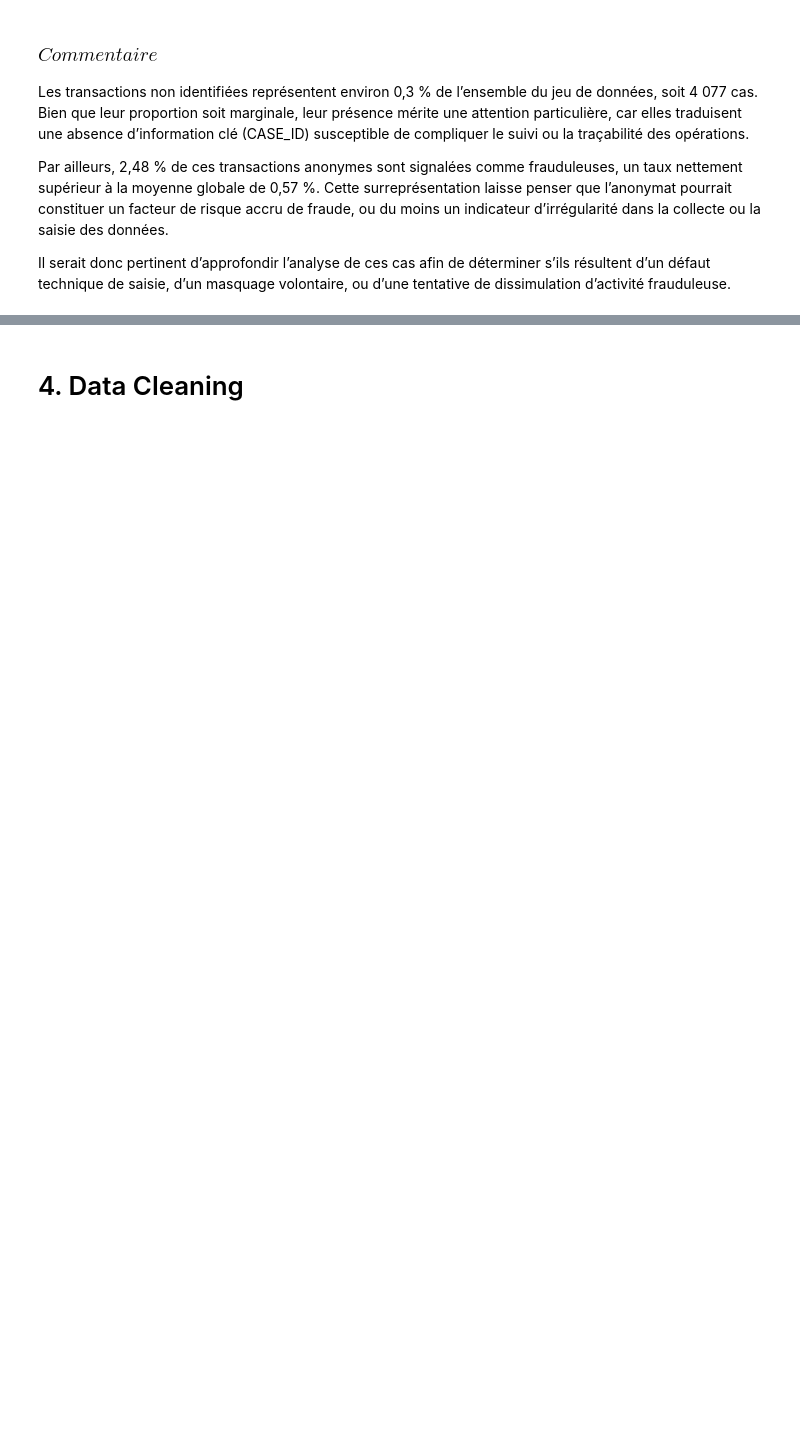
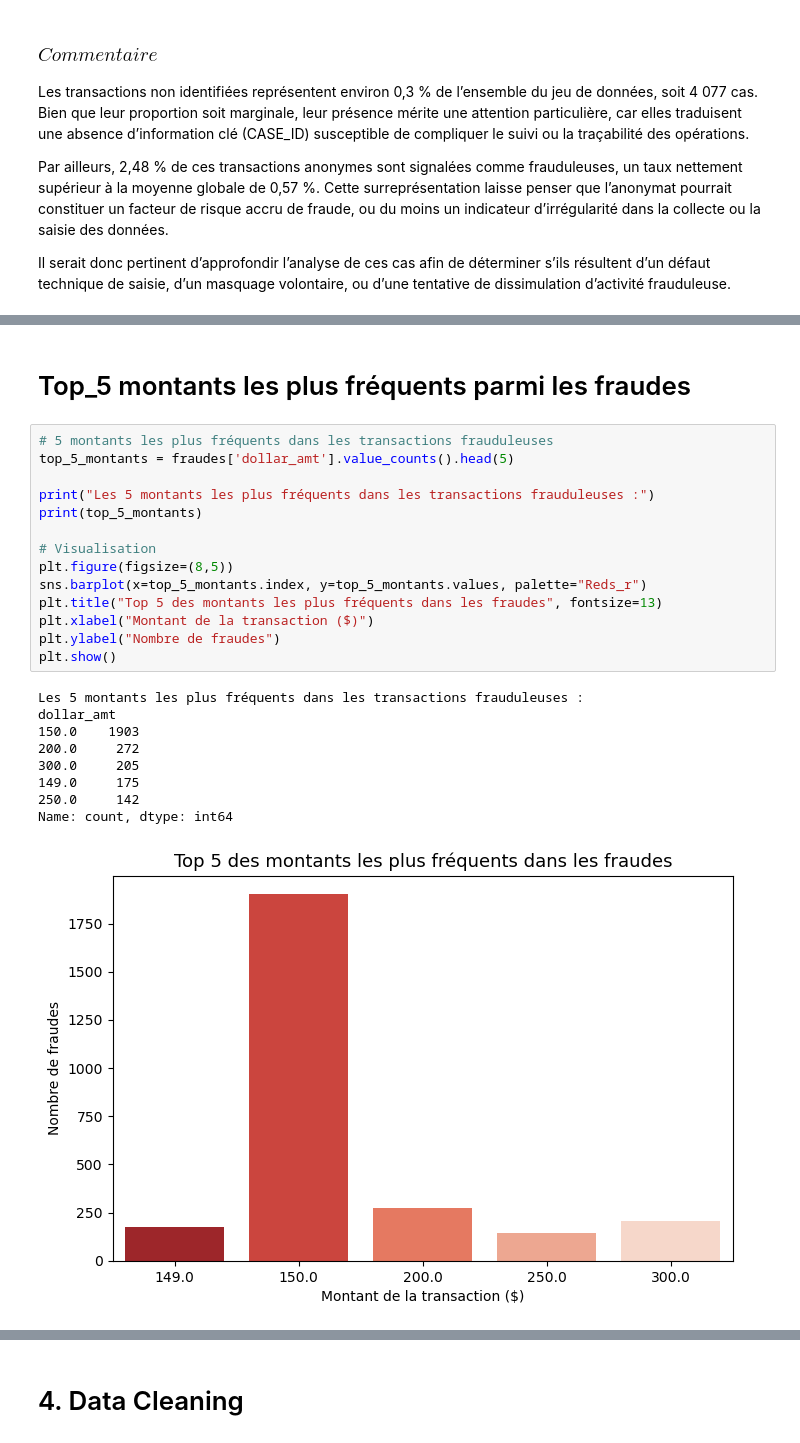
Before and after one commit to PETITLION/DUPE_Capstone_Project, a Jupyter notebook: Final_Project.ipynb, the cells around one changed output, grey strips where cells are left out. Cells and saved outputs as stored; diff of their text form; blank space fills up the shorter version.

```diff
--- a/Final_Project.ipynb
+++ b/Final_Project.ipynb
@@ -384,0 +522,26 @@ Il serait donc pertinent d’approfondir l’analyse de ces cas afin de détermi
+# %% [markdown]
+# Top_5 montants les plus fréquents parmi les fraudes
+# %%
+# 5 montants les plus fréquents dans les transactions frauduleuses
+top_5_montants = fraudes['dollar_amt'].value_counts().head(5)
+
+print("Les 5 montants les plus fréquents dans les transactions frauduleuses :")
+print(top_5_montants)
+
+# Visualisation
+plt.figure(figsize=(8,5))
+sns.barplot(x=top_5_montants.index, y=top_5_montants.values, palette="Reds_r")
+plt.title("Top 5 des montants les plus fréquents dans les fraudes", fontsize=13)
+plt.xlabel("Montant de la transaction ($)")
+plt.ylabel("Nombre de fraudes")
+plt.show()
+# %% [output]
+Les 5 montants les plus fréquents dans les transactions frauduleuses :
+dollar_amt
+150.0    1903
+200.0     272
+300.0     205
+149.0     175
+250.0     142
+Name: count, dtype: int64
+[figure, added]
```
Also changed, not shown: parts of 24 cells of this notebook.
